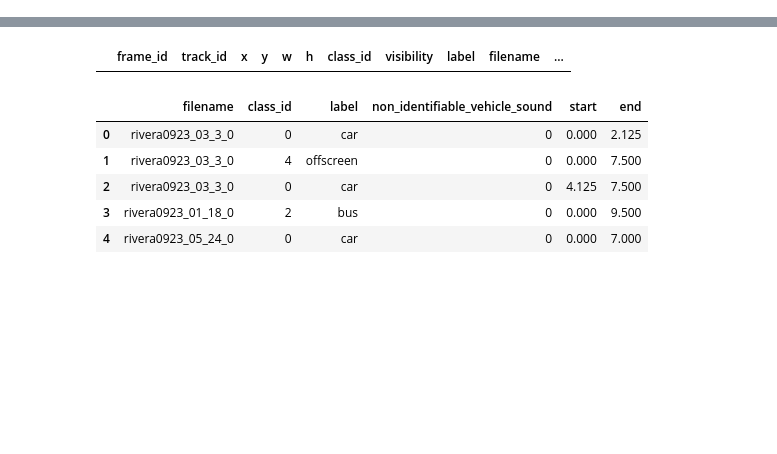
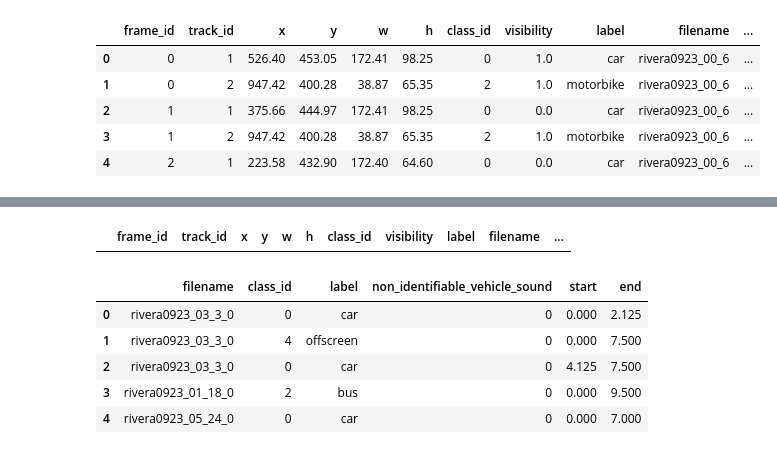
Before and after one commit to Rajsuryan-Singh/master_thesis, a Jupyter notebook: EDA.ipynb, the cells around one changed output, grey strips where cells are left out. Drawn from its saved outputs; the diff is of its cells as text; code cells hidden in the pictures; blank space fills up the shorter version.

```diff
--- a/EDA.ipynb
+++ b/EDA.ipynb
@@ -4,4 +4,14 @@ import matplotlib.pyplot as plt
 import numpy as np
 import seaborn as sns
 sns.set_palette("Pastel2")
+# %%
+df = pd.read_csv("data/urbansas/annotations/video_annotations.csv")
+df.head()
+# %% [output]
+|  | frame_id | track_id | x | y | w | h | class_id | visibility | label | filename | ... |
+| 0 | 0 | 1 | 526.40 | 453.05 | 172.41 | 98.25 | 0 | 1.0 | car | rivera0923_00_6 | ... |
+| 1 | 0 | 2 | 947.42 | 400.28 | 38.87 | 65.35 | 2 | 1.0 | motorbike | rivera0923_00_6 | ... |
+| 2 | 1 | 1 | 375.66 | 444.97 | 172.41 | 98.25 | 0 | 0.0 | car | rivera0923_00_6 | ... |
+| 3 | 1 | 2 | 947.42 | 400.28 | 38.87 | 65.35 | 2 | 1.0 | motorbike | rivera0923_00_6 | ... |
+| 4 | 2 | 1 | 223.58 | 432.90 | 172.40 | 64.60 | 0 | 0.0 | car | rivera0923_00_6 | ... |
 # %%
```
Also changed, not shown: parts of 14 cells of this notebook, 3 other files.
